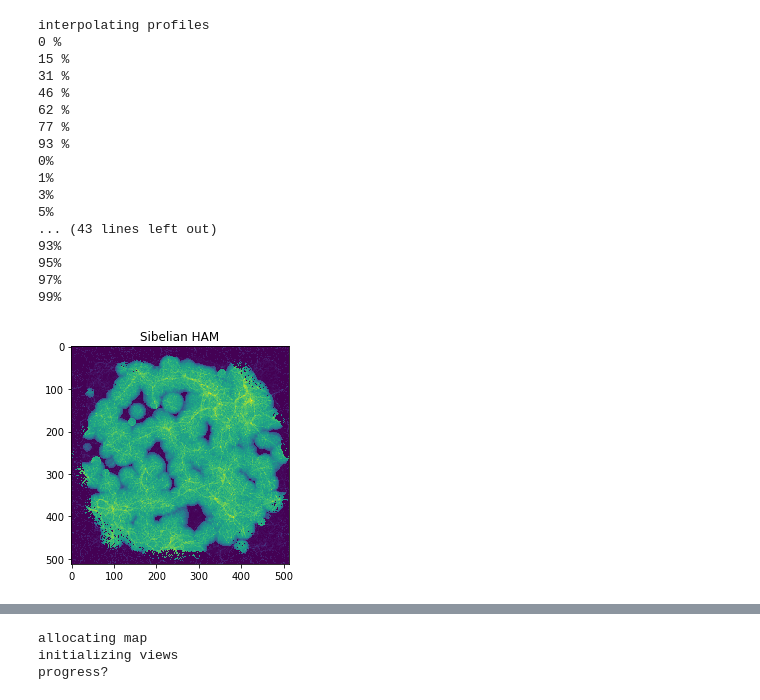
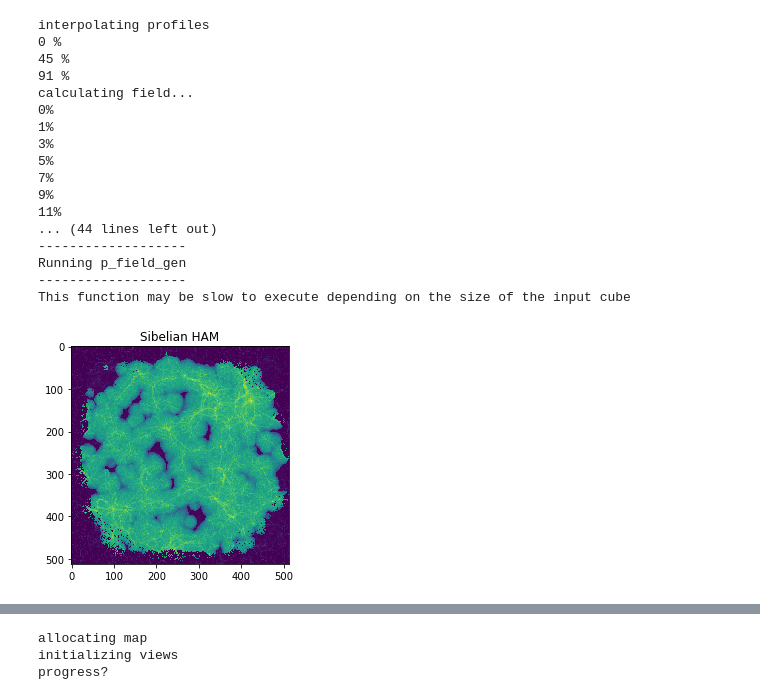
Before and after one commit to marius-ramsoy/HAM, a Jupyter notebook: steamed_HAMs.ipynb, the cells around one changed output, grey strips where cells are left out. Saved outputs shown, nothing was run; the diff lists cells and outputs as text; code cells hidden in the pictures.

```diff
--- a/steamed_HAMs.ipynb
+++ b/steamed_HAMs.ipynb
@@ -17,23 +17,24 @@ Marius Ramsøy 22/9/22"""
 
 ##################################################
 
-directory="HAM/"
+directory="./"
 #update this to reflect position of input halo catalogs, density fields and magnetic fields
 N_cell=512
 #effective resolution of box
-Mass_threshold=3e11
+Mass_threshold=1e12
 #the minimum mass to consider for computing profiles and placing them back in simulation
 #the default value here is quite high, allowing the process to be quite quick, but to get better results
 #you should use values as low as 1e10.  This does make the process considerably slower however.
-
-N_shell=128
+#note that S/N will be enhanced for high mass thresholds as large halos tend to congregate deep in filaments,
+#enhancing the relative RM wrt the background artificially
+N_shell=126
 #how many cells to compute out to
 f_thresh=100
 #how far above Bavg the field is before the field is declared not to be part of the bubble
 Bavg=1e-14
 #the mean strength of the primordial field.  Default here is that of TNG.
 
-reset=False
+reset=True
 #if true, then recomputes the profiles
 
 ##################################################
@@ -71,8 +72,7 @@ import struct
 from astropy_healpix import HEALPix
 from astropy.coordinates import SkyCoord
 from astropy import units as u
-
-import cosmotool
+import astropy.cosmology
 import progressbar
 import progress
 
@@ -89,6 +89,9 @@ from FyeldGenerator import generate_field
 from scipy.ndimage import map_coordinates
 from scipy.interpolate import interp1d
 from scipy.interpolate import griddata
+
+start=time.time()
+
 
 
 def smooth(y,N=None):
@@ -815,29 +1119,30 @@ z=1.0
 # %%
 #this is extremely slow, so may want to experiment with higher threshold masses.
 
 B_sib=emulateBubbles(pos_sib,M_sib,dens_sib,Bavg,indexes,dims=64,rescale_factor=936.8/2/100,Mthresh=Mass_threshold)*C+p_field_gen(dens_sib,amplitude=1e-14,frac=0.1,scale=16)
 
 #B_sib=emulateBubbles(pos_sib,M_sib,dens_sib,Bavg,indexes,dims=64,rescale_factor=936.8/2/100,Mthresh=3e11)*C+p_field_gen(dens_sib,amplitude=1e-14,frac=0.1,scale=16)
 #multiply by corrective constant and add primoridal field
 plt.imshow(np.log(1e-14+(np.sqrt(np.sum(B_sib[:,:,256,:]**2,axis=2)))))
 plt.title('Sibelian HAM')
 plt.show()
+np.savez("Sibfield",B_sib)
 # %% [output]
 interpolating profiles
 0 %
-15 %
-31 %
-46 %
-62 %
-77 %
-93 %
+45 %
+91 %
+calculating field...
 0%
 1%
 3%
 5%
-... (43 lines left out)
-93%
-95%
-97%
-99%
+7%
+9%
+11%
+... (44 lines left out)
+-------------------
+Running p_field_gen
+-------------------
+This function may be slow to execute depending on the size of the input cube
-[figure, old version]
+[figure, new version]
```
Also changed, not shown: parts of 30 cells of this notebook.
